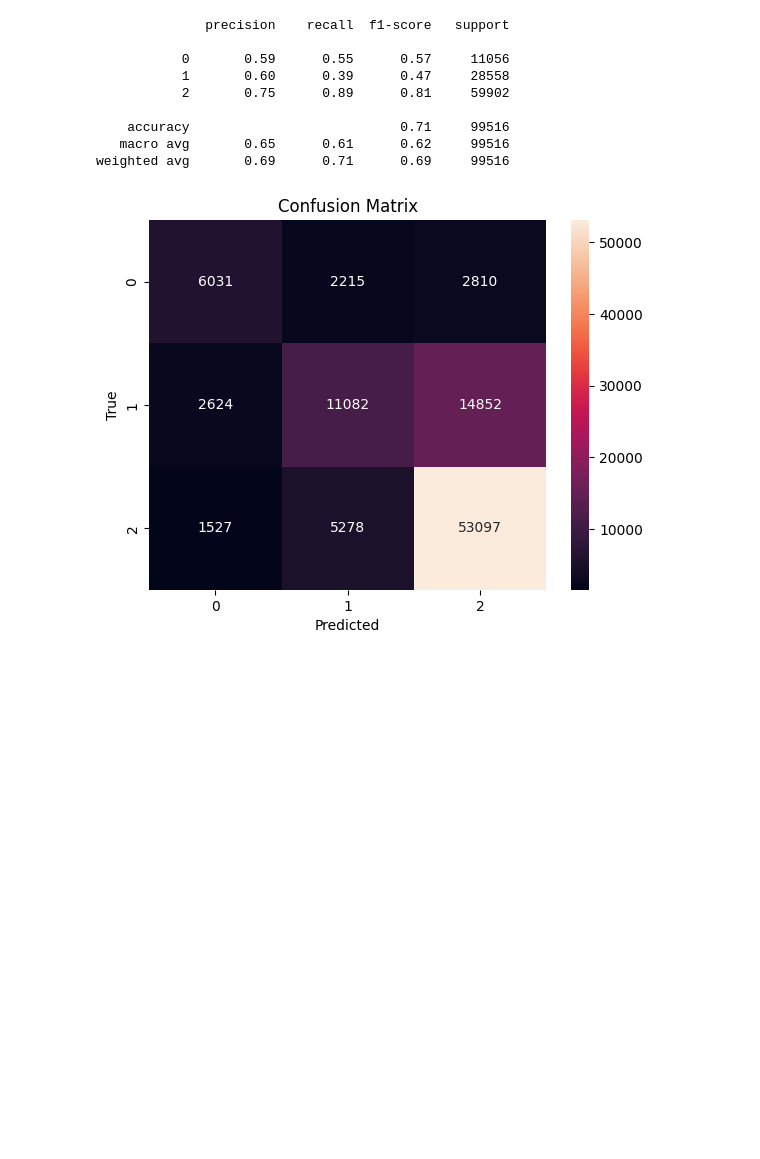
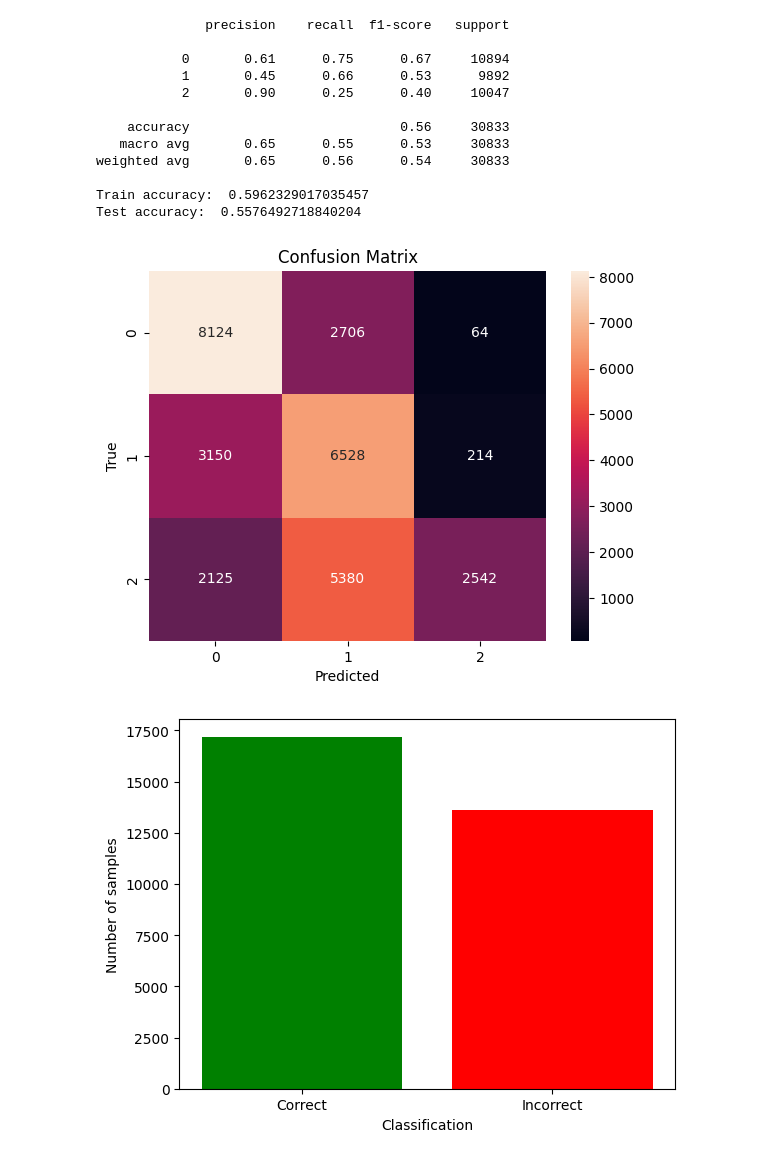
Before and after one commit to Askewsalmon/sentiment-analysis, a Jupyter notebook: sentimental_analysis.ipynb, the cells around one changed output. Cells and saved outputs as stored; diff of their text form; code cells hidden in the pictures; blank space fills up the shorter version.

Commit message:
feat: add weight and partition

```diff
--- a/sentimental_analysis.ipynb
+++ b/sentimental_analysis.ipynb
@@ -40,8 +63,11 @@ df["reviewText"] = df["reviewText"].apply(
 # %%
 vectorizer = TfidfVectorizer()
 reviews_tfidf = vectorizer.fit_transform(df["reviewText"])
+# %%
+rus=RandomUnderSampler(random_state=42, sampling_strategy={2: 50000})
+reviews_sampled, sentiments_sampled = rus.fit_resample(reviews_tfidf, df["sentiment"])
 # %%
 reviews_train, reviews_test, sentiments_train, sentiments_test = train_test_split(
-    reviews_tfidf, df["sentiment"], test_size=0.2, random_state=42
+    reviews_sampled, sentiments_sampled, test_size=0.2, random_state=42
 )
 # %%
@@ -90,32 +161,50 @@ plt.show()
 # %%
-classifier = MultinomialNB()
-classifier.fit(reviews_train, sentiments_train)
+clf = MultinomialNB(class_prior=bayes_weight)
+clf.fit(reviews_train, sentiments_train)
+dump(clf, "bayes_partition.joblib")
 
-# Salvare il modello addestrato
-dump(clf, 'bayes.joblib')
-# Caricare il modello
-nb_loaded = load('bayes.joblib')
+# nb_loaded = load('bayes.joblib')
+sentiments_pred = clf.predict(reviews_test)
 
-sentiments_pred = classifier.predict(reviews_test)
 print(classification_report(sentiments_test, sentiments_pred))
+
+train_accuracy = accuracy_score(sentiments_train, clf.predict(reviews_train))
+test_accuracy = accuracy_score(sentiments_test, clf.predict(reviews_test))
+print("Train accuracy: ", train_accuracy)
+print("Test accuracy: ", test_accuracy)
 
 cm = confusion_matrix(sentiments_test, sentiments_pred)
 sns.heatmap(cm, annot=True, fmt="d")
 plt.title("Confusion Matrix")
 plt.xlabel("Predicted")
 plt.ylabel("True")
+
+
 plt.show()
+
+correct= (sentiments_pred == sentiments_test).sum()
+incorrect = (sentiments_pred != sentiments_test).sum()
+
+results={'Correct':correct, 'Incorrect':incorrect}
+plt.bar(results.keys(), results.values(), color=['green', 'red'])
+plt.xlabel('Classification')
+plt.ylabel('Number of samples')
+plt.show()
 # %% [output]
               precision    recall  f1-score   support
 
-           0       0.59      0.55      0.57     11056
-           1       0.60      0.39      0.47     28558
-           2       0.75      0.89      0.81     59902
+           0       0.61      0.75      0.67     10894
+           1       0.45      0.66      0.53      9892
+           2       0.90      0.25      0.40     10047
 
-    accuracy                           0.71     99516
-   macro avg       0.65      0.61      0.62     99516
-weighted avg       0.69      0.71      0.69     99516
+    accuracy                           0.56     30833
+   macro avg       0.65      0.55      0.53     30833
+weighted avg       0.65      0.56      0.54     30833
+
+Train accuracy:  0.5962329017035457
+Test accuracy:  0.5576492718840204
-[figure, old version]
+[figure, new version]
+[figure, added]
 # %%
 #WordCloud per sentimenti positivi
 positive_reviews = df[df['sentiment'] == 2]['reviewText'].str.cat(sep=' ')
```
Also changed, not shown: parts of 8 cells of this notebook.
